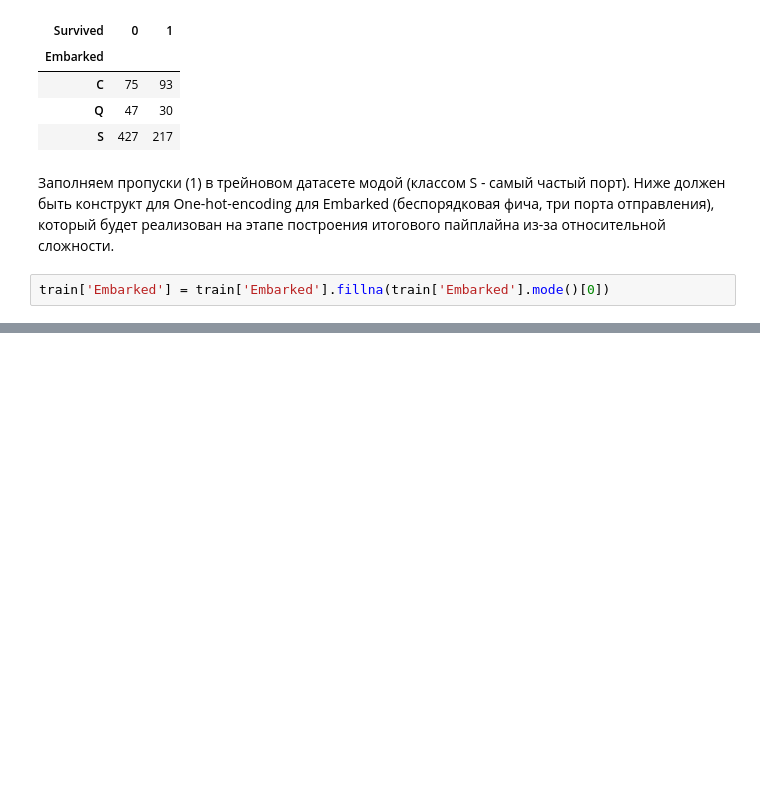
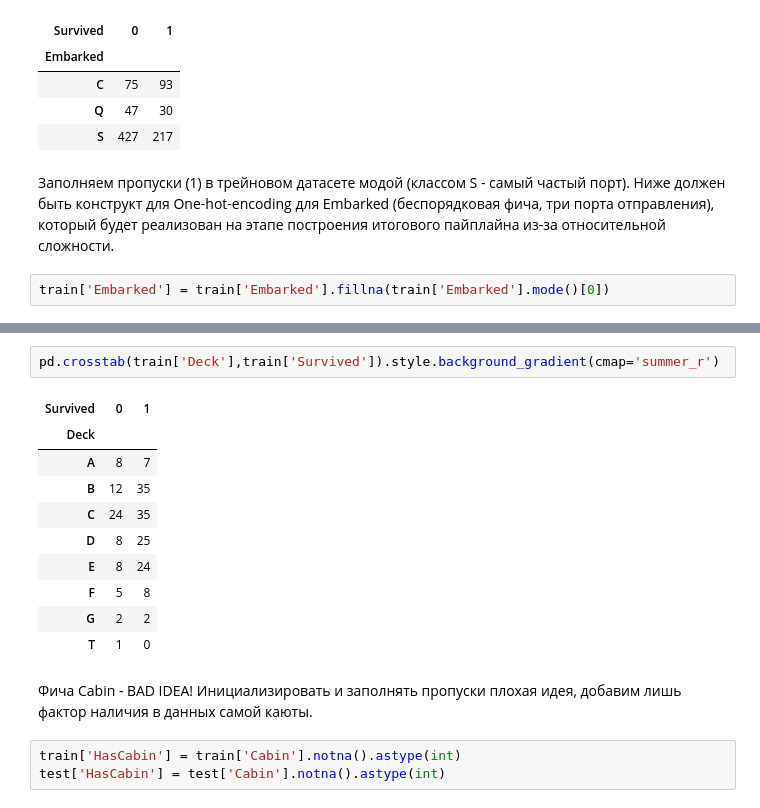
Before and after one commit to fyodor077/Kaggle-Titanic-Disaster, a Jupyter notebook: draft.ipynb, the cells around one changed output, grey strips where cells are left out. Drawn from its saved outputs; the diff is of its cells as text; blank space fills up the shorter version.

```diff
--- a/draft.ipynb
+++ b/draft.ipynb
@@ -261,0 +298,18 @@ train['Embarked'] = train['Embarked'].fillna(train['Embarked'].mode()[0])
+# %%
+pd.crosstab(train['Deck'],train['Survived']).style.background_gradient(cmap='summer_r')
+# %% [output]
+| Survived | 0 | 1 |
+| Deck |  |  |
+| A | 8 | 7 |
+| B | 12 | 35 |
+| C | 24 | 35 |
+| D | 8 | 25 |
+| E | 8 | 24 |
+| F | 5 | 8 |
+| G | 2 | 2 |
+| T | 1 | 0 |
+# %% [markdown]
+Фича Cabin - BAD IDEA! Инициализировать и заполнять пропуски плохая идея, добавим лишь фактор наличия в данных самой каюты.
+# %%
+train['HasCabin'] = train['Cabin'].notna().astype(int)
+test['HasCabin'] = test['Cabin'].notna().astype(int)
```
Also changed, not shown: parts of 4 cells of this notebook.
